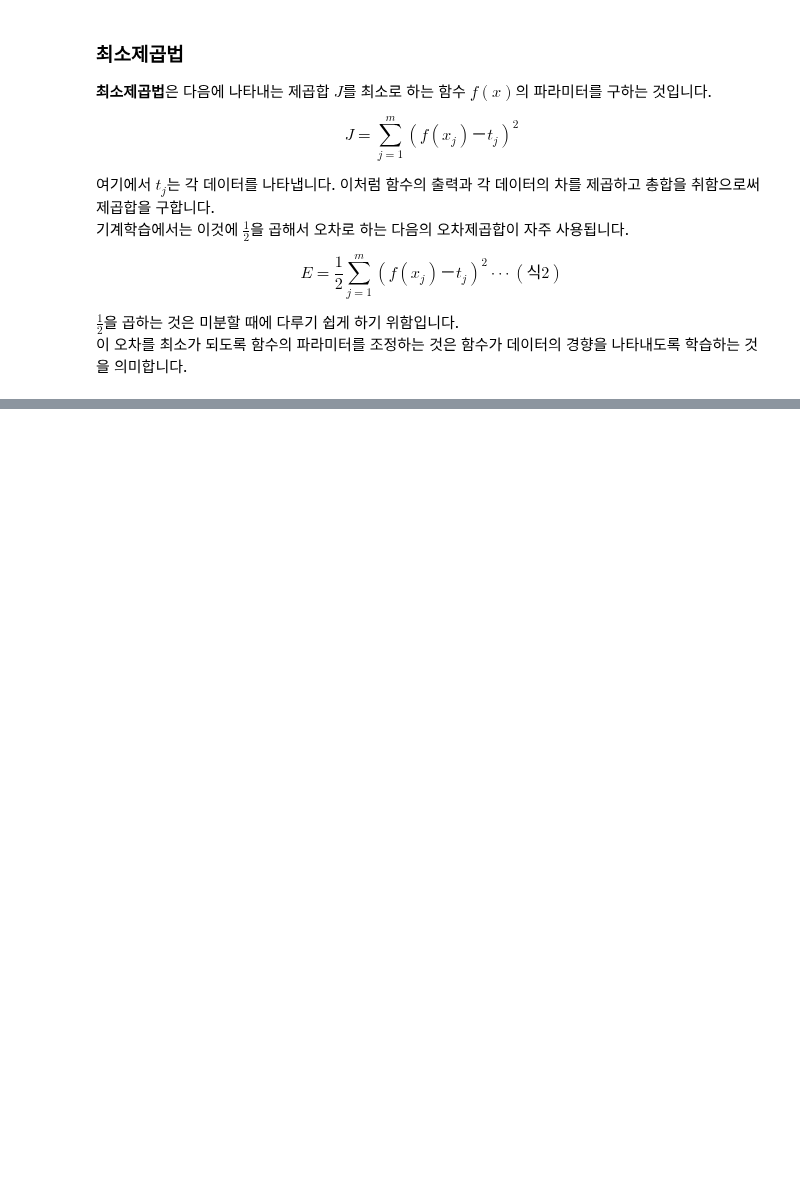
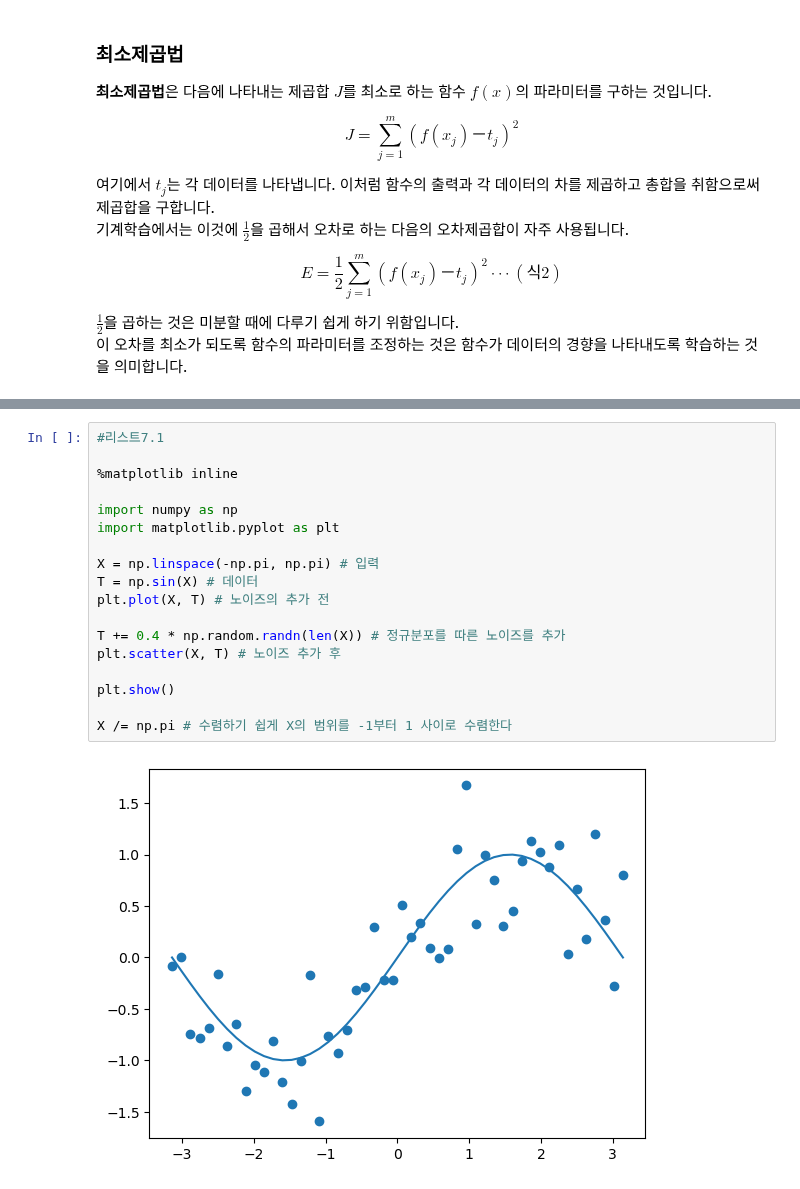
Before and after one commit to gsmin02/AI-Python-STUDY, a Jupyter notebook: Chapter/Chapter 7.ipynb, the cells around one changed output, grey strips where cells are left out. Drawn from its saved outputs; the diff is of its cells as text; blank space fills up the shorter version.

```diff
--- a/Chapter/Chapter 7.ipynb
+++ b/Chapter/Chapter 7.ipynb
@@ -73,0 +90,20 @@ $$ \frac{\delta u_J}{\delta a_i} = x_j^i $$
+# %%
+#리스트7.1
+
+%matplotlib inline
+
+import numpy as np
+import matplotlib.pyplot as plt
+
+X = np.linspace(-np.pi, np.pi) # 입력
+T = np.sin(X) # 데이터
+plt.plot(X, T) # 노이즈의 추가 전
+
+T += 0.4 * np.random.randn(len(X)) # 정규분포를 따른 노이즈를 추가
+plt.scatter(X, T) # 노이즈 추가 후
+
+plt.show()
+
+X /= np.pi # 수렴하기 쉽게 X의 범위를 -1부터 1 사이로 수렴한다
+# %% [output]
+[figure, added]
```
Also changed, not shown: parts of 6 cells of this notebook.
